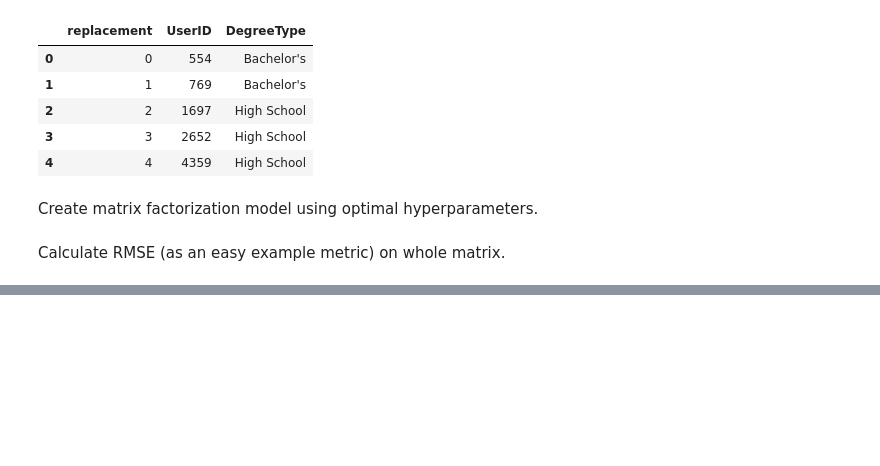
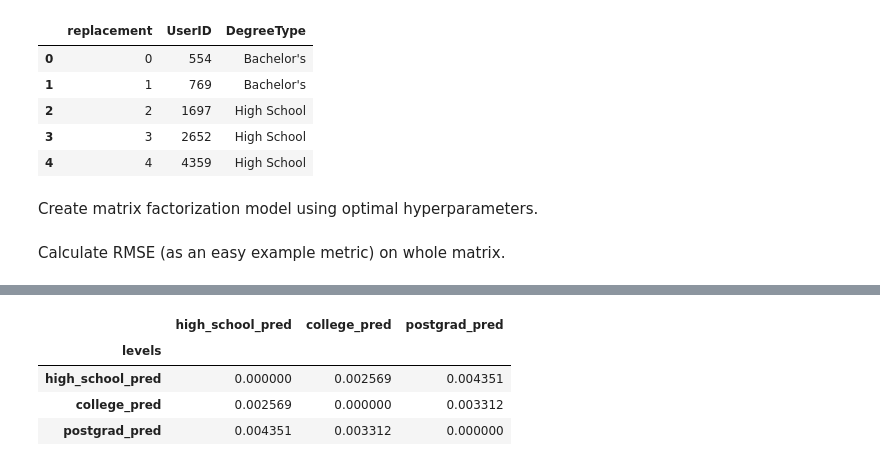
Before and after one commit to LaunaG/jobs-recommender, a Jupyter notebook: Job Recommender System - Matrix Factorization.ipynb, the cells around one changed output, grey strips where cells are left out. Drawn from its saved outputs; the diff is of its cells as text; code cells hidden in the pictures; blank space fills up the shorter version.

```diff
--- a/Job Recommender System - Matrix Factorization.ipynb
+++ b/Job Recommender System - Matrix Factorization.ipynb
@@ -754,0 +697,8 @@ array([[0.        , 0.00258177, 0.0044258 ],
+# %%
+fairness_df(ed, absolute_unfairness, ed_levels)
+# %% [output]
+|  | high_school_pred | college_pred | postgrad_pred |
+| levels |  |  |  |
+| high_school_pred | 0.000000 | 0.002569 | 0.004351 |
+| college_pred | 0.002569 | 0.000000 | 0.003312 |
+| postgrad_pred | 0.004351 | 0.003312 | 0.000000 |
```
Also changed, not shown: parts of 28 cells of this notebook.
